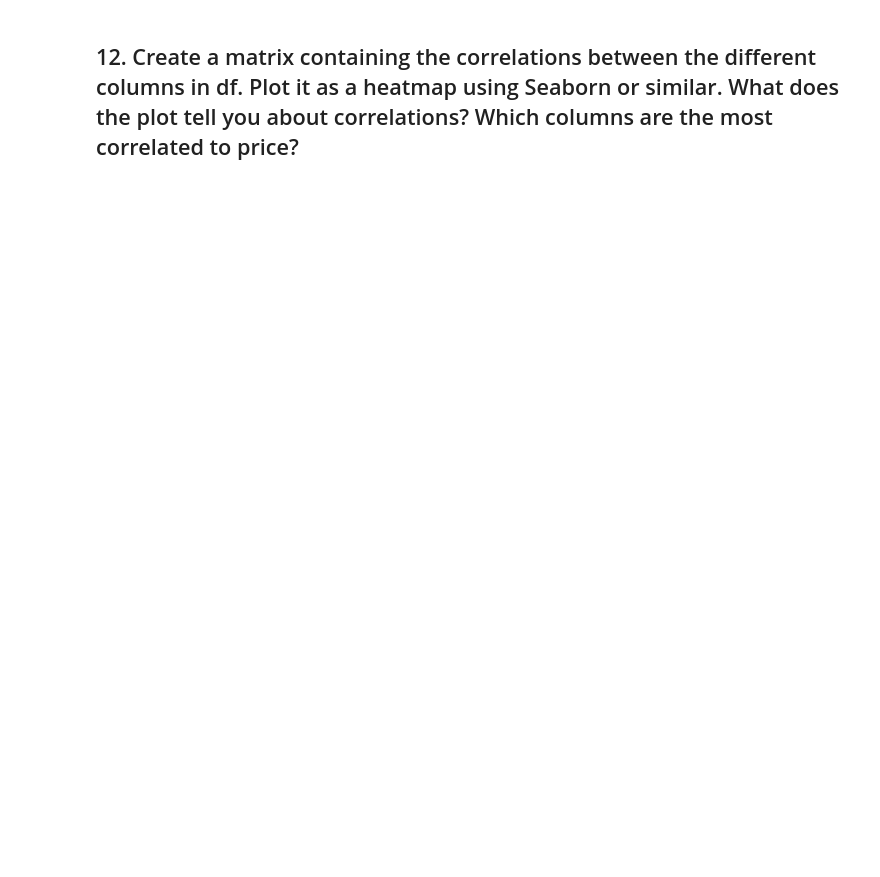
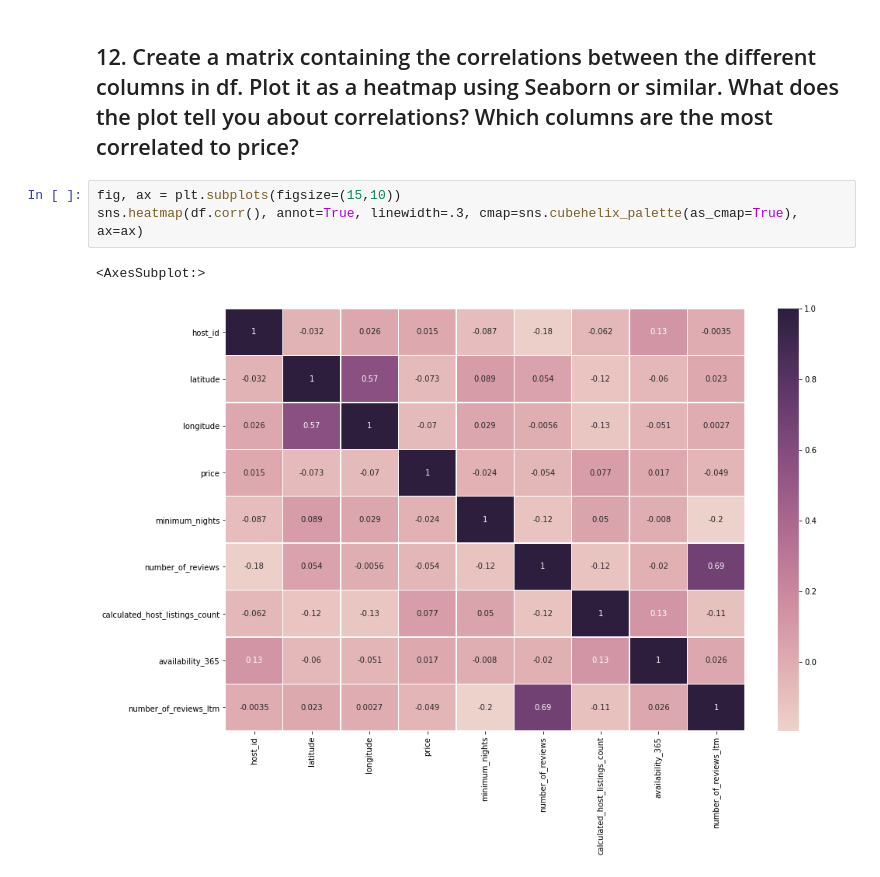
Before and after one commit to tomaloki/DAT200_CA, a Jupyter notebook: CA1/DAT200 - Assignment 1.ipynb, the cells around one changed output. Saved outputs shown, nothing was run; the diff lists cells and outputs as text; blank space fills up the shorter version.

```diff
--- a/CA1/DAT200 - Assignment 1.ipynb
+++ b/CA1/DAT200 - Assignment 1.ipynb
@@ -283,2 +282,8 @@ sns.scatterplot(data=listings_long_lat, x='longitude', y ='latitude', palette=['
 # %% [markdown]
 ## 12. Create a matrix containing the correlations between the different columns in df. Plot it as a heatmap using Seaborn or similar. What does the plot tell you about correlations? Which columns are the most correlated to price?
+# %%
+fig, ax = plt.subplots(figsize=(15,10))
+sns.heatmap(df.corr(), annot=True, linewidth=.3, cmap=sns.cubehelix_palette(as_cmap=True), ax=ax)
+# %% [output]
+<AxesSubplot:>
+[figure, added]
```
Also changed, not shown: parts of 1 cell of this notebook.
